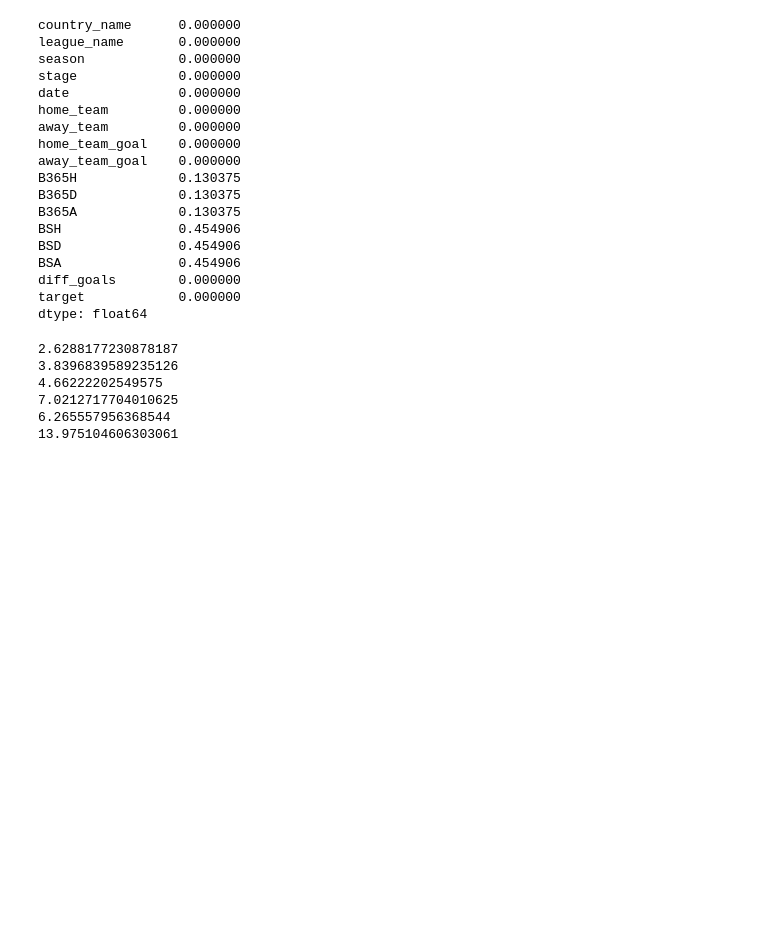
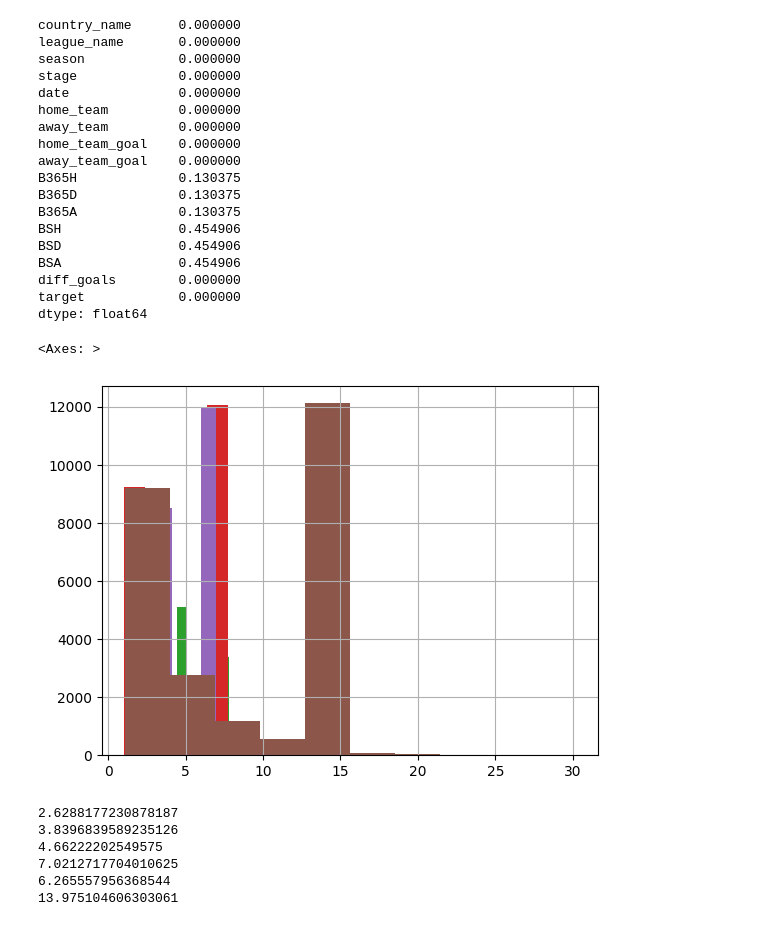
Before and after one commit to DawngTafi/Project-Preprocessing, a Jupyter notebook: code.ipynb, the cells around one changed output. Cells and saved outputs as stored; diff of their text form; code cells hidden in the pictures; blank space fills up the shorter version.

```diff
--- a/code.ipynb
+++ b/code.ipynb
@@ -104,6 +104,16 @@ BSA               0.454906
 diff_goals        0.000000
 target            0.000000
 dtype: float64
+# %%
+data.B365H.hist()
+data.B365D.hist()
+data.B365A.hist()
+data.BSH.hist()
+data.BSD.hist()
+data.BSA.hist()
+# %% [output]
+<Axes: >
+[figure, added]
 # %%
 mean_B365H = data.B365H.mean()
 
```
Also changed, not shown: parts of 1 cell of this notebook.
